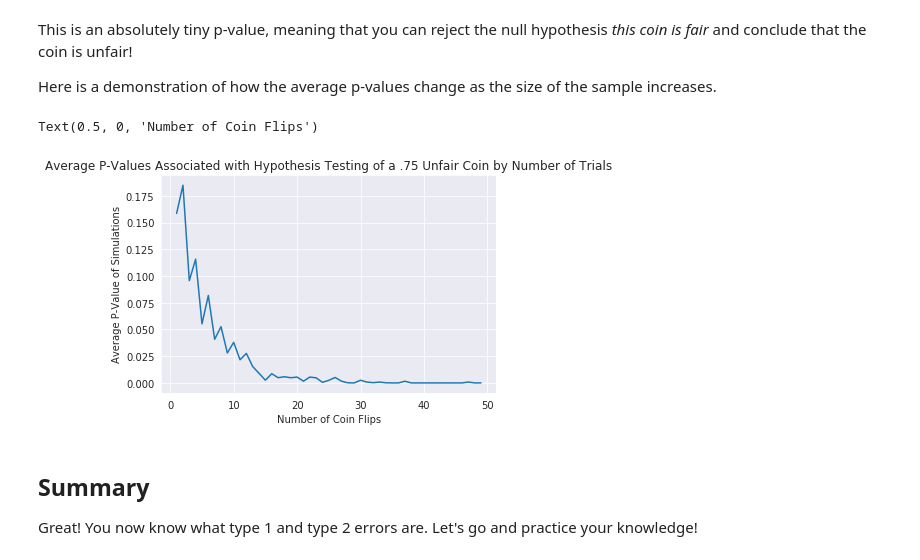
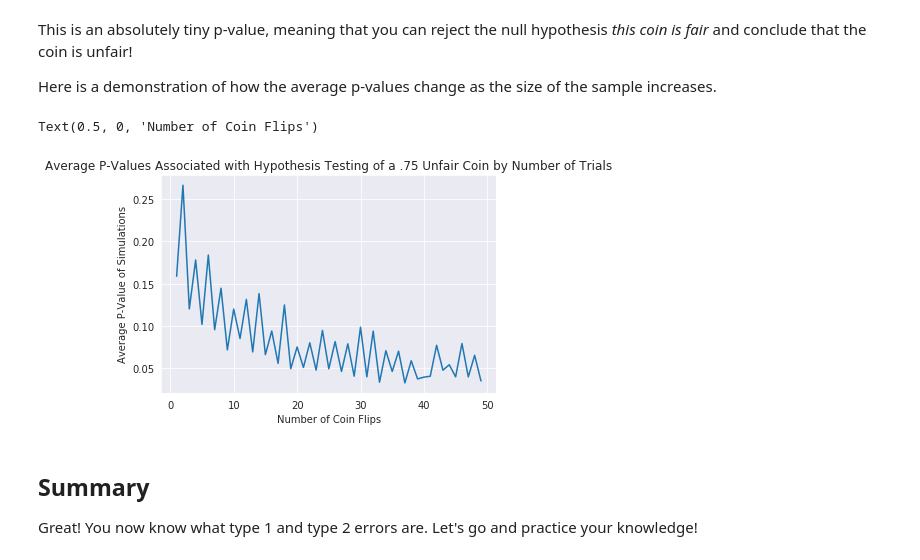
Before and after one commit to kathrinv/dsc-type-1-and-2-error-nyc-ds-082619, a Jupyter notebook: index.ipynb, the cells around one changed output. Drawn from its saved outputs; the diff is of its cells as text; code cells hidden in the pictures.

```diff
--- a/index.ipynb
+++ b/index.ipynb
@@ -127,26 +127,26 @@ sns.set_style('darkgrid')
 # %%
 #How many times would you have to flip a 75% heads coin to determine it was false?
 
 p_vals = []
 #Iterate through various numbers of trials
 for n in range(1,50):
     #Do multiple runs for that number of samples to compare
     p_val = []
     for i in range(200):
-        p = .75 # Simulating an unfair coin
+        p = .5 # Simulating an unfair coin
         n_heads = np.random.binomial(n, p)
         mu = n / 2
         sigma = np.sqrt(n*.5*(1-.5))
         z  = (n_heads - mu) / (sigma / np.sqrt(n))
         p_val.append(st.norm.sf(np.abs(z)))
     p_vals.append(np.mean(p_val))
 plt.plot(list(range(1,50)), p_vals)
 plt.title('Average P-Values Associated with Hypothesis Testing of a .75 Unfair Coin by Number of Trials')
 plt.ylabel('Average P-Value of Simulations')
 plt.xlabel('Number of Coin Flips')
 # %% [output]
 Text(0.5, 0, 'Number of Coin Flips')
-[figure, old version]
+[figure, new version]
 # %% [markdown]
 ## Summary
 
```
